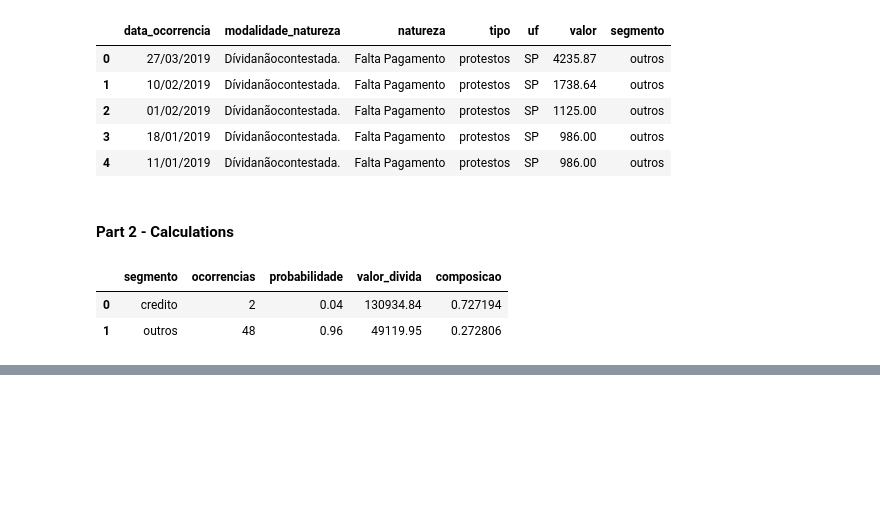
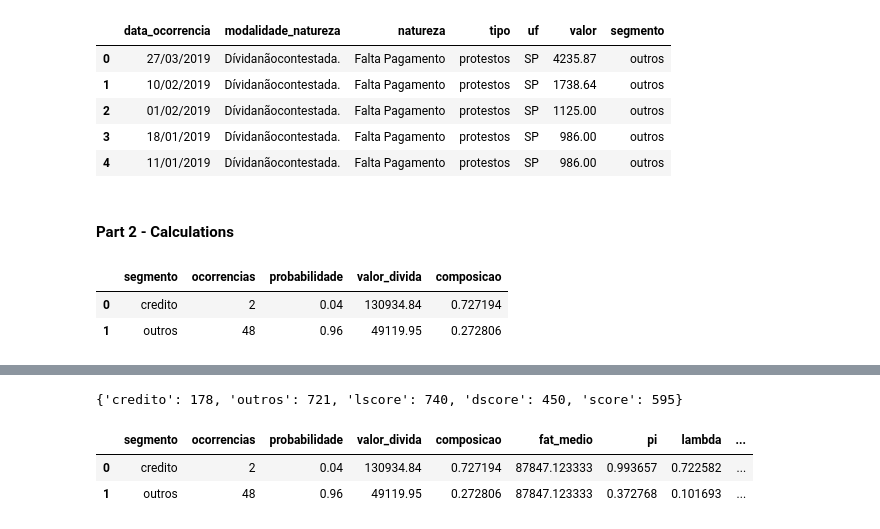
Before and after one commit to lsawakuchi/x1, a Jupyter notebook: Modelagem/implementacao_dscore.ipynb, the cells around one changed output, grey strips where cells are left out. Saved outputs shown, nothing was run; the diff lists cells and outputs as text; code cells hidden in the pictures; blank space fills up the shorter version.

Commit message:
update dscore model

```diff
--- a/Modelagem/implementacao_dscore.ipynb
+++ b/Modelagem/implementacao_dscore.ipynb
@@ -224,6 +224,20 @@ dfcalc
 | 0 | credito | 2 | 0.04 | 130934.84 | 0.727194 |
 | 1 | outros | 48 | 0.96 | 49119.95 | 0.272806 |
 # %%
+# 1 - probabilidade
+def calcula_probabilidade(df):
+    dt = df.groupby("segmento").count().reset_index()[["segmento", "valor"]]
+    dt.columns = ["segmento", "ocorrencias"]
+    dt["probabilidade"] = dt["ocorrencias"]/dt["ocorrencias"].sum()
+    return dt
+
+# 2 - composicao da divida
+def calcula_composicao(df):
+    dt = df.groupby("segmento").sum().reset_index()
+    dt.columns = ["segmento", "valor_divida"]
+    dt["composicao"] = dt["valor_divida"]/dt["valor_divida"].sum()
+    return dt
+
 def get_lscore(cnpj, produto):
     ls = LScoring(cnpj=cnpj, produto=produto)
     score = ls.calcula().get('score')
@@ -300,10 +314,11 @@ def calcula(cnpj, produto):
     res["lscore"] = int(lscore)
     res['dscore'] = int(dscore)
     res['score'] = int((lscore + dscore)/2)
-    return res
+    return res, dfcalc
 # %%
 # %%timeit
 cnpj = "26203839000110"
+cnpj='04741728000125'
 produto = "tomatico"
-res = calcula(cnpj, produto)
+res, d = calcula(cnpj, produto)
 # %% [output]
@@ -338,0 +574,5 @@ cnpj
+# %%
+cnpj = "26203839000110"
+produto = "tomatico"
+ds = DScoring(cnpj, produto)
+ret = ds.calcula()
@@ -338,0 +597,10 @@ cnpj
+# %%
+ret[0]
+# %% [output]
+{'credito': 178, 'outros': 721, 'lscore': 740, 'dscore': 450, 'score': 595}
+# %%
+ret[1]
+# %% [output]
+|  | segmento | ocorrencias | probabilidade | valor_divida | composicao | fat_medio | pi | lambda | ... |
+| 0 | credito | 2 | 0.04 | 130934.84 | 0.727194 | 87847.123333 | 0.993657 | 0.722582 | ... |
+| 1 | outros | 48 | 0.96 | 49119.95 | 0.272806 | 87847.123333 | 0.372768 | 0.101693 | ... |
```
Also changed, not shown: parts of 12 cells of this notebook.
